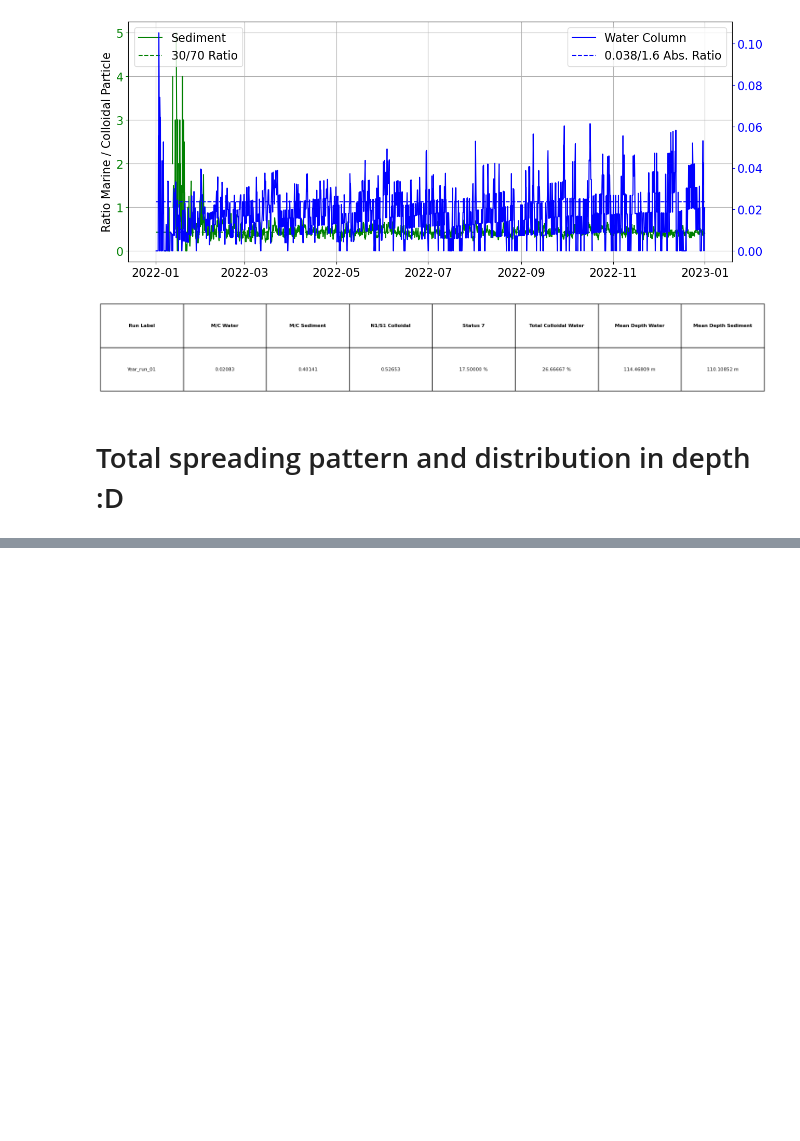
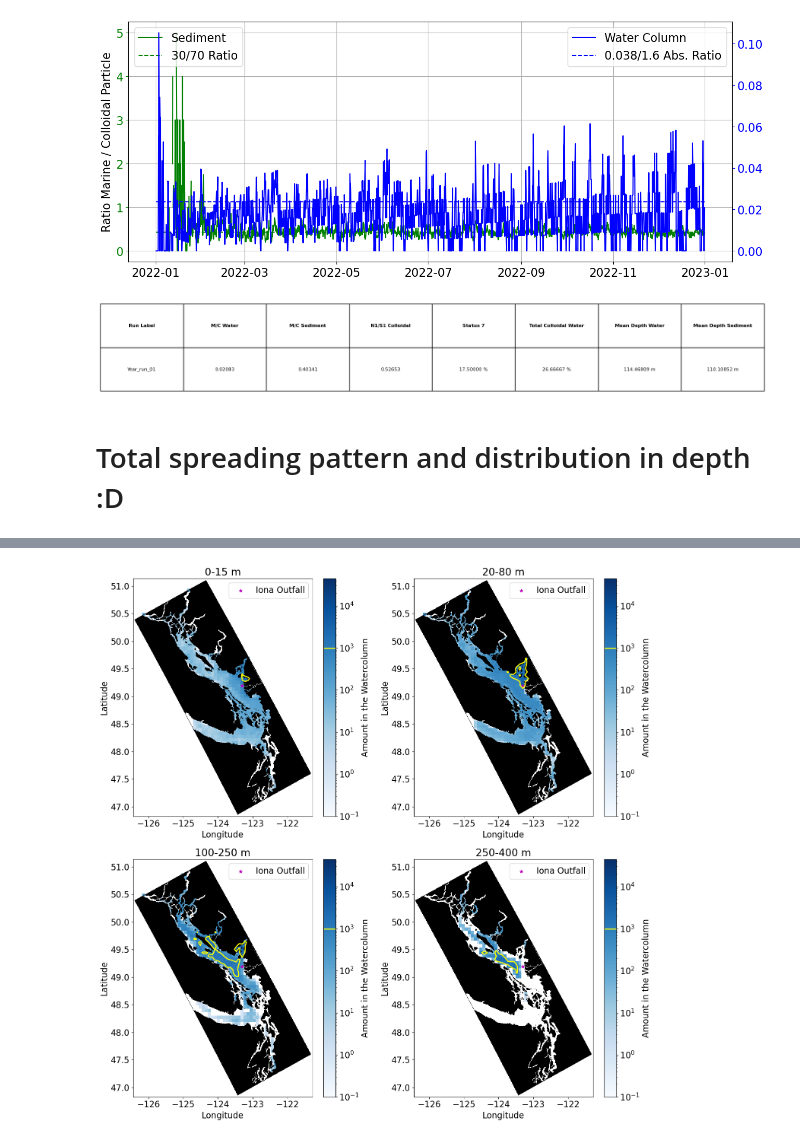
Before and after one commit to SalishSeaCast/analysis-vicente, a Jupyter notebook: Ocean_Parcels/PBDE_simulations/Analysis_simulation_regions_V2.ipynb, the cells around one changed output, grey strips where cells are left out. Saved outputs shown, nothing was run; the diff lists cells and outputs as text; code cells hidden in the pictures; blank space fills up the shorter version.

Commit message:
spreading figures updates

```diff
--- a/Ocean_Parcels/PBDE_simulations/Analysis_simulation_regions_V2.ipynb
+++ b/Ocean_Parcels/PBDE_simulations/Analysis_simulation_regions_V2.ipynb
@@ -479,0 +581,83 @@ KeyError: "No variable named 0. Variables on the dataset include ['fact', 'lat',
+# %%
+concentration_sediment = particles_concentration_map_by_depth(lons=lon_sed, lats=lat_sed, depths = depth_sed, depth_bins = depths_bins)
+concentration_water = particles_concentration_map_by_depth(lons=lon_wat, lats=lat_wat, depths = depth_wat, depth_bins = depths_bins)
+total_concentration = particles_concentration_map_by_depth(lons=data['lon'].values.flatten(), lats=data['lat'].values.flatten(), depths = data['z'].values.flatten(), depth_bins = depths_bins)
+#
+total_depth = particles_concentration_map(lons=data['lon'], lats=data['lat'])
+# %%
+labels = ['0-15 m', '20-80 m', '100-250 m', '250-400 m']
+# %%
+clat = [49.195045]
+clon = [-123.301956]
+num_lon = 60
+num_lat = 70
+longitudes = np.linspace(mask['nav_lon'].min(), mask['nav_lon'].max(), num_lon)
+latitudes = np.linspace(mask['nav_lat'].min(), mask['nav_lat'].max(), num_lat)
+# %%
+from matplotlib.colors import LogNorm
+from matplotlib.colors import ListedColormap
+TT = 1000
+norm = LogNorm(vmin=total_depth.min().min() + 1e-1, vmax=total_depth.max().max())
+# %%
+
+colors = [(0, 0, 0, 1),  # Black for land (1)
+          (0, 0, 0, 0)]  # Transparent for water (0)
+cmap = ListedColormap(colors)
+yellow_cmap = ListedColormap(['yellow'])
+
+#
+fig, ax = plt.subplots(2,2,figsize=(15,15))
+# 0-15 m
+c = ax[0,0].pcolormesh(longitudes, latitudes, concentration_water[labels[0]].T, cmap='Blues', norm=norm)
+ax[0,0].contour(longitudes, latitudes, concentration_water[labels[0]].T,levels=[TT],colors='yellow',linewidths=2)
+ax[0,0].pcolormesh(mask['nav_lon'], mask['nav_lat'], mask['tmask'][0][0], cmap = cmap)
+ax[0,0].scatter(clon,clat, c = 'm', marker = '*', label = 'Iona Outfall')
+# colorbar
+cb = fig.colorbar(c, ax=ax[0,0], label="Amount in the Watercolumn")
+cb.ax.hlines(TT, *cb.ax.get_xlim(), color='yellow', linewidth=2)
+ax[0,0].legend()
+ax[0,0].set_ylabel('Latitude')
+ax[0,0].set_xlabel('Longitude')
+ax[0,0].set_title(labels[0])
+#
+# 20-80 m
+c = ax[0,1].pcolormesh(longitudes, latitudes, concentration_water[labels[1]].T, cmap='Blues', norm=norm)
+ax[0,1].contour(longitudes, latitudes, concentration_water[labels[1]].T,levels=[TT],colors='yellow',linewidths=2)
+ax[0,1].pcolormesh(mask['nav_lon'], mask['nav_lat'], mask['tmask'][0][0], cmap = cmap)
+ax[0,1].scatter(clon,clat, c = 'm', marker = '*', label = 'Iona Outfall')
+# colorbar
+cb = fig.colorbar(c, ax=ax[0,1], label="Amount in the Watercolumn")
+cb.ax.hlines(TT, *cb.ax.get_xlim(), color='yellow', linewidth=2)
+ax[0,1].legend()
+ax[0,1].set_ylabel('Latitude')
+ax[0,1].set_xlabel('Longitude')
+ax[0,1].set_title(labels[1])
+#
+# 100-250 m
+c = ax[1,0].pcolormesh(longitudes, latitudes, concentration_water[labels[2]].T, cmap='Blues', norm=norm)
+ax[1,0].contour(longitudes, latitudes, concentration_water[labels[2]].T,levels=[TT],colors='yellow',linewidths=2)
+ax[1,0].pcolormesh(mask['nav_lon'], mask['nav_lat'], mask['tmask'][0][0], cmap = cmap)
+ax[1,0].scatter(clon,clat, c = 'm', marker = '*', label = 'Iona Outfall')
+# colorbar
+cb = fig.colorbar(c, ax=ax[1,0], label="Amount in the Watercolumn")
+cb.ax.hlines(TT, *cb.ax.get_xlim(), color='yellow', linewidth=2)
+ax[1,0].legend()
+ax[1,0].set_ylabel('Latitude')
+ax[1,0].set_xlabel('Longitude')
+ax[1,0].set_title(labels[2])
+#
+# 250-400 m
+c = ax[1,1].pcolormesh(longitudes, latitudes, concentration_water[labels[3]].T, cmap='Blues', norm=norm)
+ax[1,1].contour(longitudes, latitudes, concentration_water[labels[3]].T,levels=[TT],colors='yellow',linewidths=2)
+ax[1,1].pcolormesh(mask['nav_lon'], mask['nav_lat'], mask['tmask'][0][0], cmap = cmap)
+ax[1,1].scatter(clon,clat, c = 'm', marker = '*', label = 'Iona Outfall')
+# colorbar
+cb = fig.colorbar(c, ax=ax[1,1], label="Amount in the Watercolumn")
+cb.ax.hlines(TT, *cb.ax.get_xlim(), color='yellow', linewidth=2)
+ax[1,1].legend()
+ax[1,1].set_ylabel('Latitude')
+ax[1,1].set_xlabel('Longitude')
+ax[1,1].set_title(labels[3])
+plt.tight_layout()
+# %% [output]
+[figure, added]
```
Also changed, not shown: parts of 13 cells of this notebook, 1 other file.
